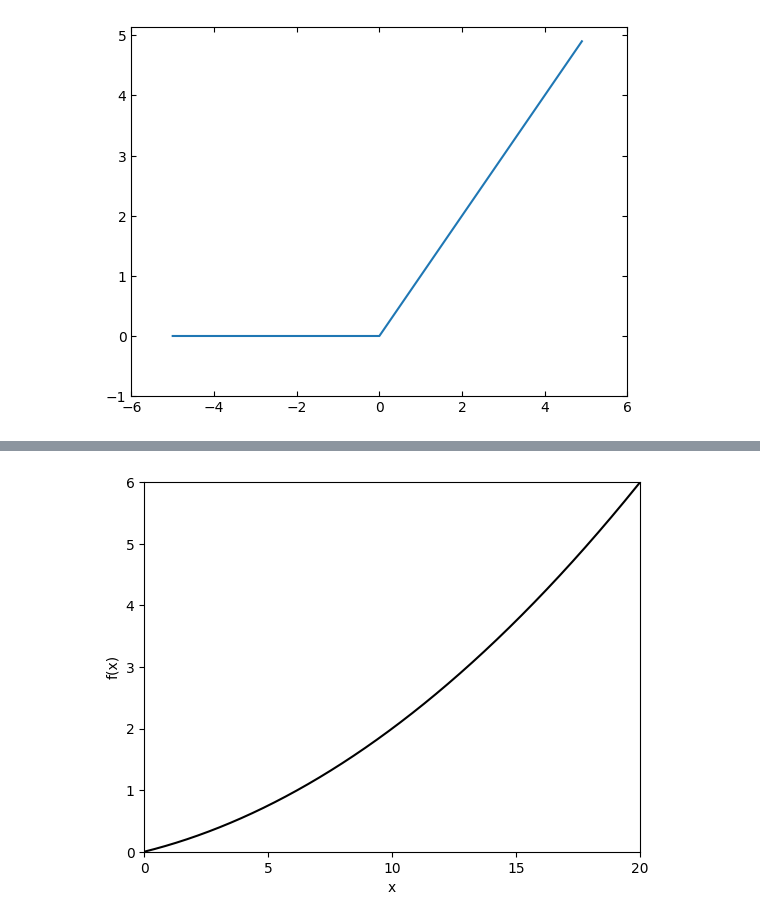
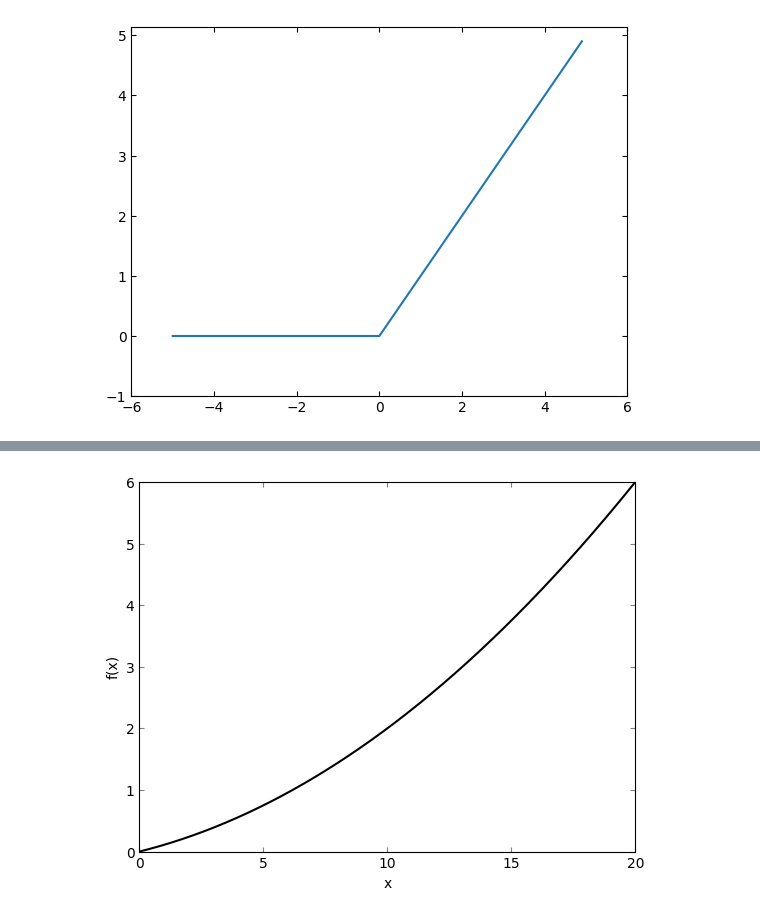
Before and after one commit to Chanmuzi/Deep-Learning-from-Scratch, a Jupyter notebook: practice.ipynb, the cells around one changed output, grey strips where cells are left out. Drawn from its saved outputs; the diff is of its cells as text; code cells hidden in the pictures.

```diff
--- a/practice.ipynb
+++ b/practice.ipynb
@@ -750,15 +751,16 @@ plt.show()
 # %%
 x = np.arange(0, 20, 0.01)
 y = 0.01 * x ** 2 + 0.1 * x
 
 plt.plot(x, y, color='black')
 # plt.axhline(0, color='black', linestyle='--')  # Add a horizontal line at y=0
 plt.xlim(0,20)
 plt.ylim(0,6)
 plt.xticks(np.arange(0,25,5))
 plt.yticks(np.arange(0,7,1))
+plt.tick_params(top=True, right=True, direction='in', color='gray')
 plt.xlabel('x')
 plt.ylabel('f(x)')
 plt.show()
 # %% [output]
-[figure, old version]
+[figure, new version]
```
Also changed, not shown: parts of 1 cell of this notebook.
